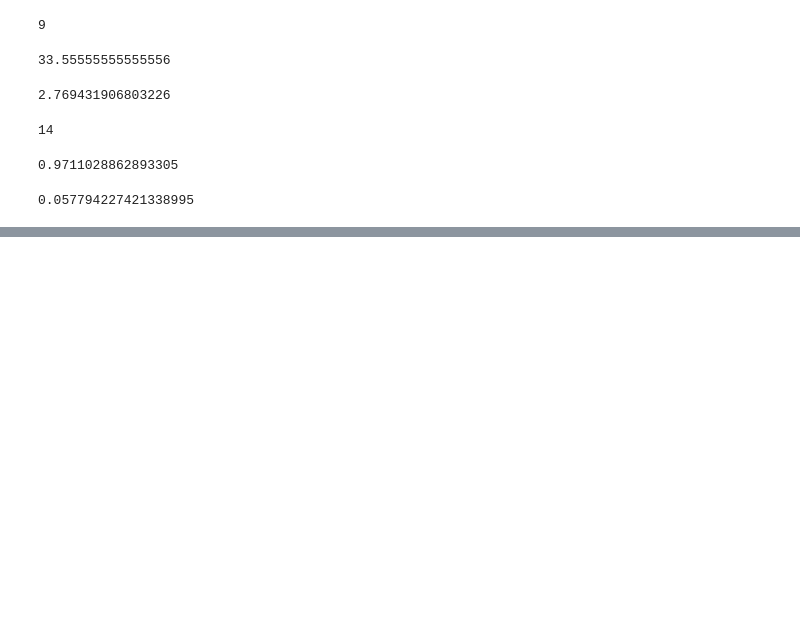
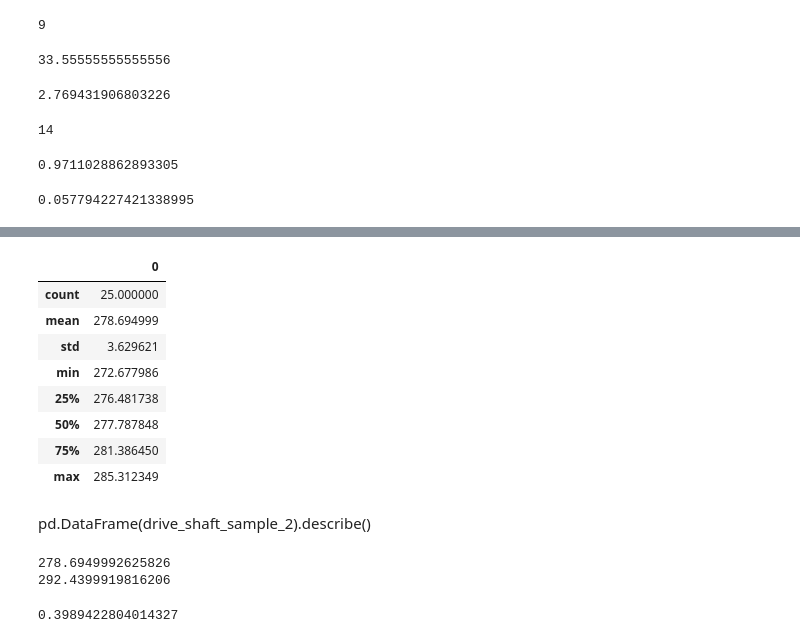
Before and after one commit to yvokeller/probability-calculation, a Jupyter notebook: le4_hypothesis_tests.ipynb, the cells around one changed output, grey strips where cells are left out. Saved outputs shown, nothing was run; the diff lists cells and outputs as text; code cells hidden in the pictures; blank space fills up the shorter version.

```diff
--- a/le4_hypothesis_tests.ipynb
+++ b/le4_hypothesis_tests.ipynb
@@ -158,0 +172,32 @@ p_value
+# %%
+# Stichprobe mit n = 25
+N = 25
+
+drive_shaft_sample_1 = st.norm.rvs(loc=280, scale=math.sqrt(20), size=25)
+drive_shaft_sample_2 = st.norm.rvs(loc=292, scale=math.sqrt(25), size=25)
+# %%
+pd.DataFrame(drive_shaft_sample_1).describe()
+# %% [output]
+|  | 0 |
+| count | 25.000000 |
+| mean | 278.694999 |
+| std | 3.629621 |
+| min | 272.677986 |
+| 25% | 276.481738 |
+| 50% | 277.787848 |
+| 75% | 281.386450 |
+| max | 285.312349 |
+# %% [markdown]
+pd.DataFrame(drive_shaft_sample_2).describe()
+# %%
+mu_s1 = np.mean(drive_shaft_sample_1)
+print(mu_s1)
+mu_s2 = np.mean(drive_shaft_sample_2)
+print(mu_s2)
+# %% [output]
+278.6949992625826
+292.4399919816206
+# %%
+st.norm.pdf(0)
+# %% [output]
+0.3989422804014327
```
Also changed, not shown: parts of 32 cells of this notebook, 1 other file.
